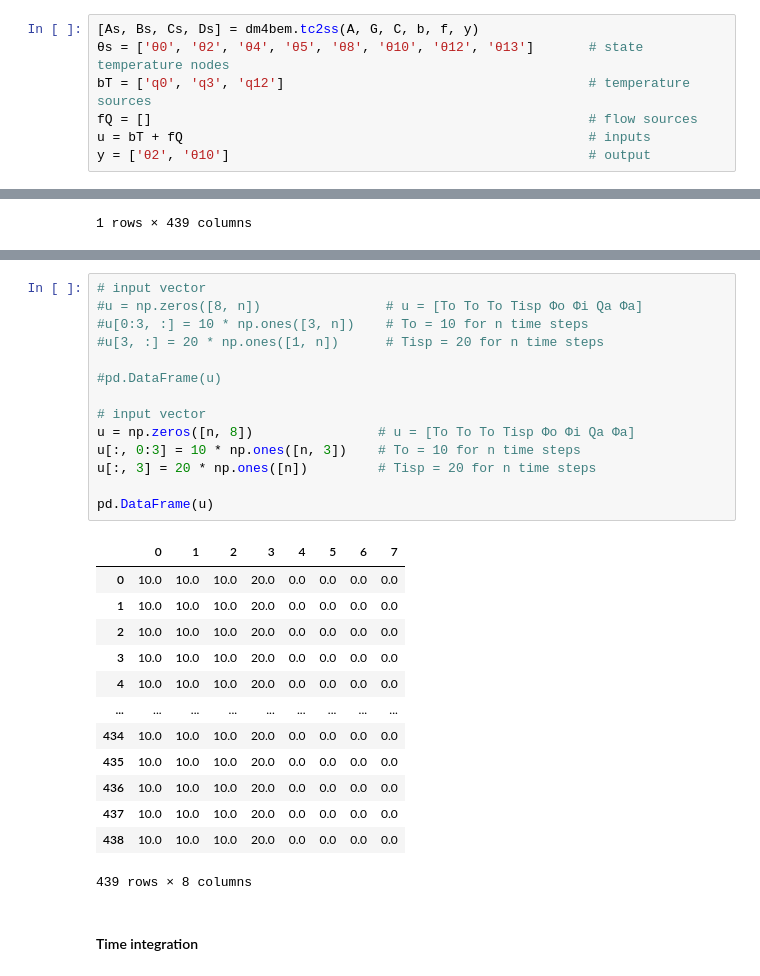
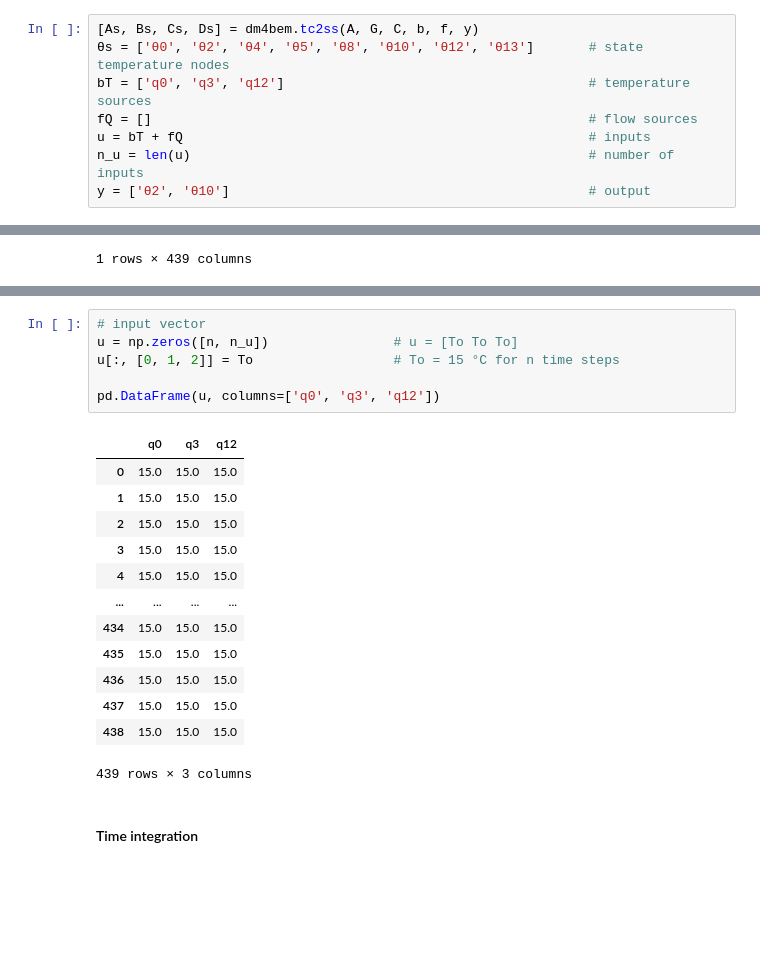
Before and after one commit to gubleet1/dm4bem-project, a Jupyter notebook: 00_Project_Etienne-Gubler.ipynb, the cells around one changed output, grey strips where cells are left out. Saved outputs shown, nothing was run; the diff lists cells and outputs as text; blank space fills up the shorter version.

Commit message:
Edit input vector section

```diff
--- a/00_Project_Etienne-Gubler.ipynb
+++ b/00_Project_Etienne-Gubler.ipynb
@@ -706,6 +706,7 @@ The [state-space representation](https://en.m.wikipedia.org/wiki/State-space_rep
 bT = ['q0', 'q3', 'q12']                                       # temperature sources
 fQ = []                                                        # flow sources
 u = bT + fQ                                                    # inputs
+n_u = len(u)                                                   # number of inputs
 y = ['θ2', 'θ10']                                              # output
 # %%
 disp_mat(pd.DataFrame(As, index=θs, columns=θs), 'As', {'data_type': 'scientific'})
@@ -989,31 +950,23 @@ Let's consider a step response in the conditions used for steady-state analysis,
 # %%
 # input vector
-#u = np.zeros([8, n])                # u = [To To To Tisp Φo Φi Qa Φa]
-#u[0:3, :] = 10 * np.ones([3, n])    # To = 10 for n time steps
-#u[3, :] = 20 * np.ones([1, n])      # Tisp = 20 for n time steps
+u = np.zeros([n, n_u])                # u = [To To To]
+u[:, [0, 1, 2]] = To                  # To = 15 °C for n time steps
 
-#pd.DataFrame(u)
-
-# input vector
-u = np.zeros([n, 8])                # u = [To To To Tisp Φo Φi Qa Φa]
-u[:, 0:3] = 10 * np.ones([n, 3])    # To = 10 for n time steps
-u[:, 3] = 20 * np.ones([n])         # Tisp = 20 for n time steps
-
-pd.DataFrame(u)
+pd.DataFrame(u, columns=['q0', 'q3', 'q12'])
 # %% [output]
-|  | 0 | 1 | 2 | 3 | 4 | 5 | 6 | 7 |
-| 0 | 10.0 | 10.0 | 10.0 | 20.0 | 0.0 | 0.0 | 0.0 | 0.0 |
-| 1 | 10.0 | 10.0 | 10.0 | 20.0 | 0.0 | 0.0 | 0.0 | 0.0 |
-| 2 | 10.0 | 10.0 | 10.0 | 20.0 | 0.0 | 0.0 | 0.0 | 0.0 |
-| 3 | 10.0 | 10.0 | 10.0 | 20.0 | 0.0 | 0.0 | 0.0 | 0.0 |
-| 4 | 10.0 | 10.0 | 10.0 | 20.0 | 0.0 | 0.0 | 0.0 | 0.0 |
-| ... | ... | ... | ... | ... | ... | ... | ... | ... |
-| 434 | 10.0 | 10.0 | 10.0 | 20.0 | 0.0 | 0.0 | 0.0 | 0.0 |
-| 435 | 10.0 | 10.0 | 10.0 | 20.0 | 0.0 | 0.0 | 0.0 | 0.0 |
-| 436 | 10.0 | 10.0 | 10.0 | 20.0 | 0.0 | 0.0 | 0.0 | 0.0 |
-| 437 | 10.0 | 10.0 | 10.0 | 20.0 | 0.0 | 0.0 | 0.0 | 0.0 |
-| 438 | 10.0 | 10.0 | 10.0 | 20.0 | 0.0 | 0.0 | 0.0 | 0.0 |
+|  | q0 | q3 | q12 |
+| 0 | 15.0 | 15.0 | 15.0 |
+| 1 | 15.0 | 15.0 | 15.0 |
+| 2 | 15.0 | 15.0 | 15.0 |
+| 3 | 15.0 | 15.0 | 15.0 |
+| 4 | 15.0 | 15.0 | 15.0 |
+| ... | ... | ... | ... |
+| 434 | 15.0 | 15.0 | 15.0 |
+| 435 | 15.0 | 15.0 | 15.0 |
+| 436 | 15.0 | 15.0 | 15.0 |
+| 437 | 15.0 | 15.0 | 15.0 |
+| 438 | 15.0 | 15.0 | 15.0 |
-439 rows × 8 columns
+439 rows × 3 columns
 # %% [markdown]
 #### Time integration
 # %% [markdown]
```
Also changed, not shown: parts of 4 cells of this notebook.
